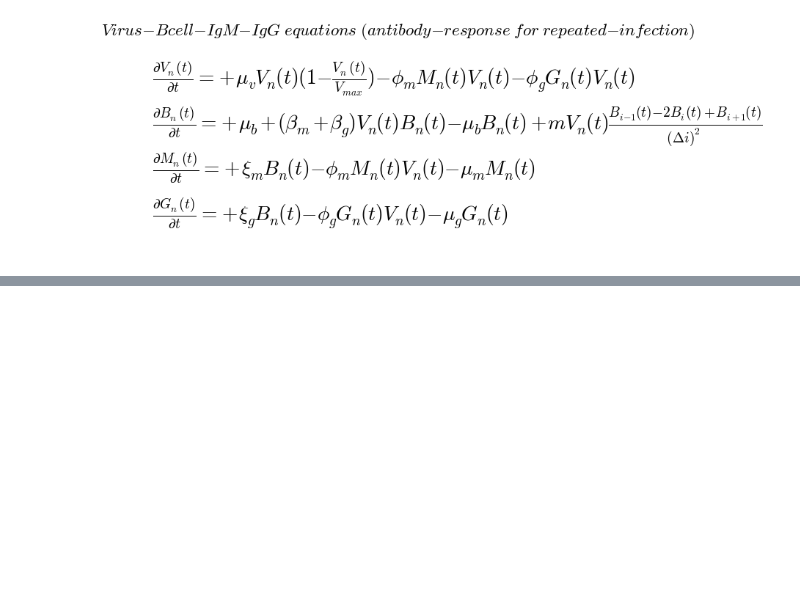
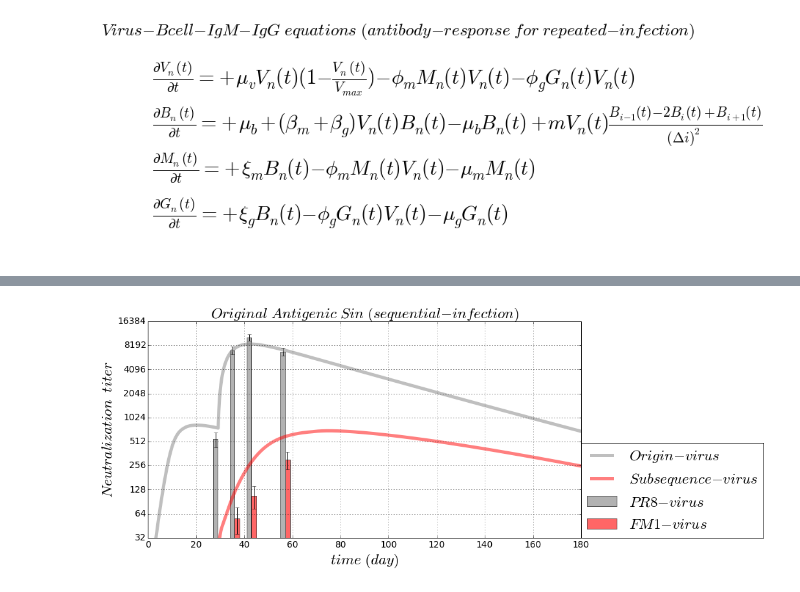
Before and after one commit to blab/antibody-response-pulse, a Jupyter notebook: bcell-array/code/Virus_Bcell_IgM_IgG_Infection_OAS_new.ipynb, the cells around one changed output, grey strips where cells are left out. Saved outputs shown, nothing was run; the diff lists cells and outputs as text; code cells hidden in the pictures; blank space fills up the shorter version.

```diff
--- a/bcell-array/code/Virus_Bcell_IgM_IgG_Infection_OAS_new.ipynb
+++ b/bcell-array/code/Virus_Bcell_IgM_IgG_Infection_OAS_new.ipynb
@@ -232,3 +240,42 @@ for i in range(totalPoint_X):
+# %%
+# Experimental lab data from OAS paper
+gT_lab = np.array([28, 28 + 7, 28 + 14, 28 + 28])
+gPR8_lab = np.array([2**(9 + 1.0/10), 2**(13 - 1.0/5), 2**(13 + 1.0/3), 2**(13 - 1.0/4)])
+standard_PR8 = gPR8_lab**(3.0/4)
+
+gFM1_lab = np.array([0, 2**(6 - 1.0/5), 2**(7 - 1.0/4), 2**(8 + 1.0/4)])
+standard_FM1 = gFM1_lab**(3.0/4)
+bar_width = 2.0
+
+# Sequential immunization graph
+
+numberingFig = numberingFig + 1
+plt.figure(numberingFig, figsize = (12, 6))
+plt.subplot(111)
+plt.plot(gT, (gM[1] + gG[1]), linewidth = 5.0, alpha = 0.5, color = 'gray'
+         , label = r'$ Origin-virus $')
+plt.plot(gT, (gM[2] + gG[2]), linewidth = 5.0, alpha = 0.5, color = 'red'
+         , label = r'$ Subsequence-virus $')
+plt.bar(gT_lab - bar_width/2, gPR8_lab, bar_width, alpha = 0.6, color = 'gray', yerr = standard_PR8
+        , error_kw = dict(elinewidth = 1, ecolor = 'black'), label = r'$ PR8-virus $')
+plt.bar(gT_lab + bar_width/2, gFM1_lab, bar_width, alpha = 0.6, color = 'red', yerr = standard_FM1
+        , error_kw = dict(elinewidth = 1, ecolor = 'black'), label = r'$ FM1-virus $')
+plt.grid(True, which = 'both')
+plt.title(r'$ Original \ Antigenic \ Sin \ (sequential-infection)$', fontsize = AlvaFontSize)
+plt.xlabel(r'$time \ (%s)$'%(timeUnit), fontsize = AlvaFontSize)
+plt.ylabel(r'$ Neutralization \ \ titer $', fontsize = AlvaFontSize)
+plt.xticks(fontsize = AlvaFontSize*0.6)
+plt.yticks(fontsize = AlvaFontSize*0.6)
+plt.xlim([minT, 6*30*day])
+plt.ylim([2**5, 2**14])
+plt.yscale('log', basey = 2)
+# gca()---GetCurrentAxis and Format the ticklabel to be 2**x
+plt.gca().yaxis.set_major_formatter(FuncFormatter(lambda x, pos: int(2**(np.log(x)/np.log(2)))))
+#plt.gca().xaxis.set_major_locator(plt.MultipleLocator(7))
+plt.legend(loc = (1, 0), fontsize = AlvaFontSize)
+plt.show()
+# %% [output]
+[figure, added]
 # %%
 # Experimental lab data from OAS paper
 gT_lab = np.array([28, 28 + 7, 28 + 14, 28 + 28])
```
Also changed, not shown: parts of 3 cells of this notebook, 14 other files.
